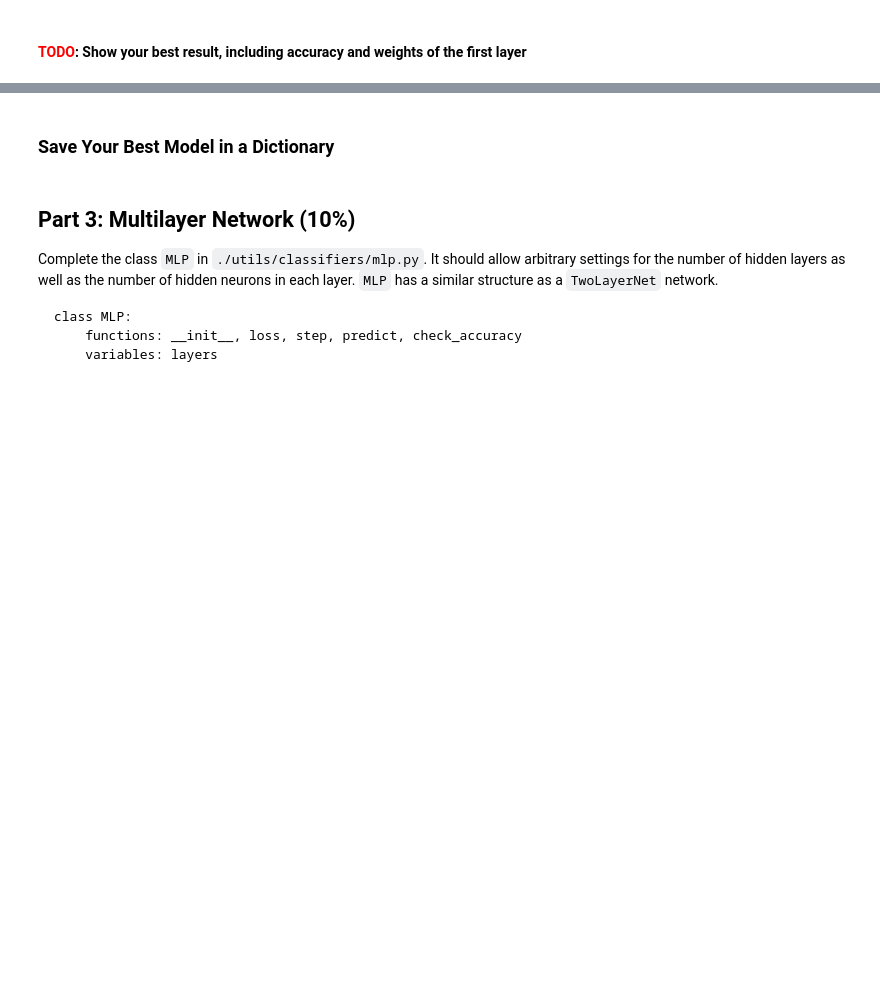
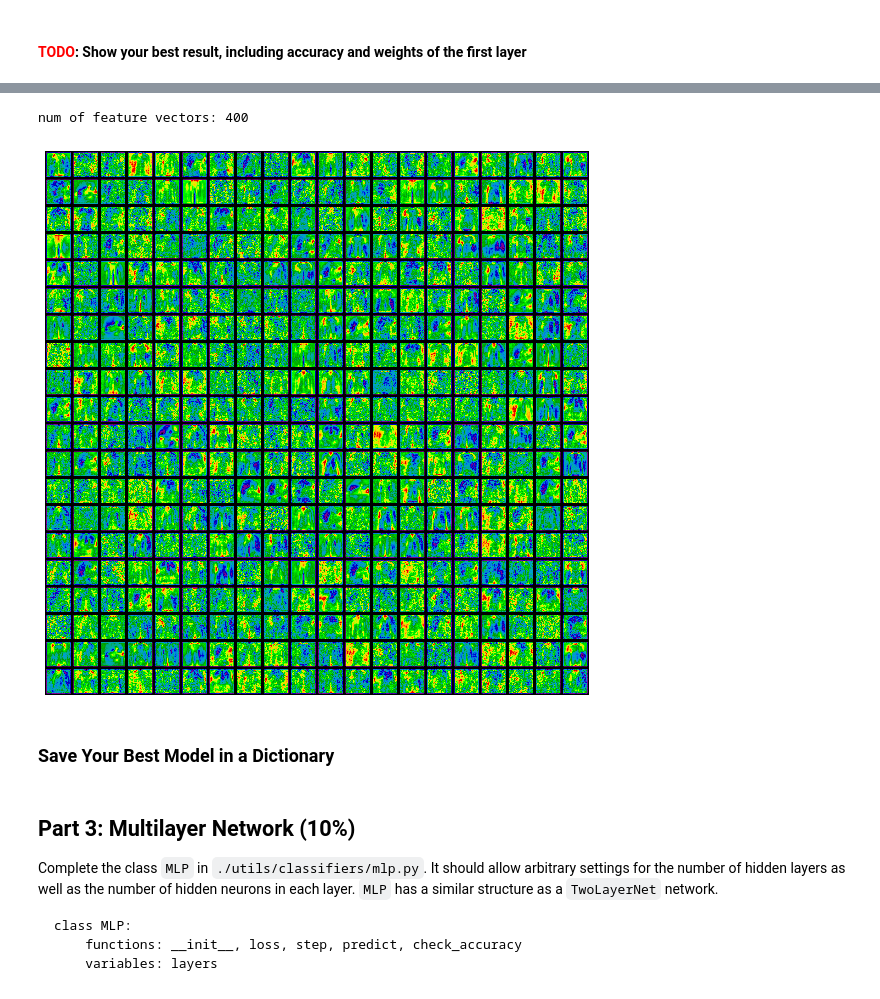
Before and after one commit to ecbme4040/e4040-2023fall-assign1-hd2551, a Jupyter notebook: task2-mlp_numpy.ipynb, the cells around one changed output, grey strips where cells are left out. Saved outputs shown, nothing was run; the diff lists cells and outputs as text; code cells hidden in the pictures; blank space fills up the shorter version.

```diff
--- a/task2-mlp_numpy.ipynb
+++ b/task2-mlp_numpy.ipynb
@@ -534,3 +647,14 @@ from utils.classifiers.twolayernet import TwoLayerNet
+# %%
+## TODO: Visualize weights
+from utils.display_funcs import visualize_pics
+
+weights = model.layer1.params['W']
+pics = weights.reshape(1, X_train_raw.shape[1], X_train_raw.shape[2], -1).transpose(3, 1, 2, 0)
+## visualization
+visualize_pics(pics, cmap='nipy_spectral')
+# %% [output]
+num of feature vectors: 400
+[figure, added]
 # %% [markdown]
 ### Save Your Best Model in a Dictionary
 # %%
```
Also changed, not shown: parts of 18 cells of this notebook, 17 other files.
